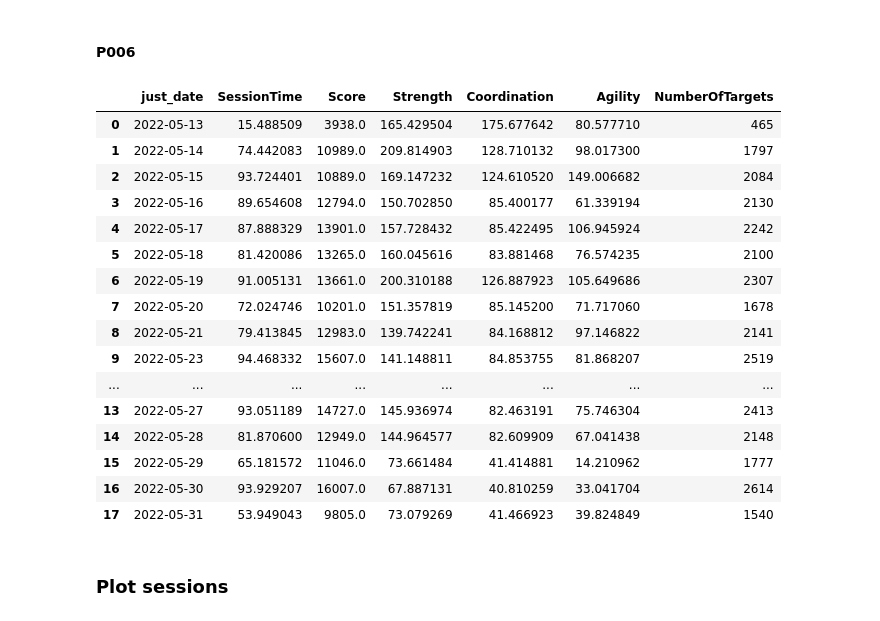
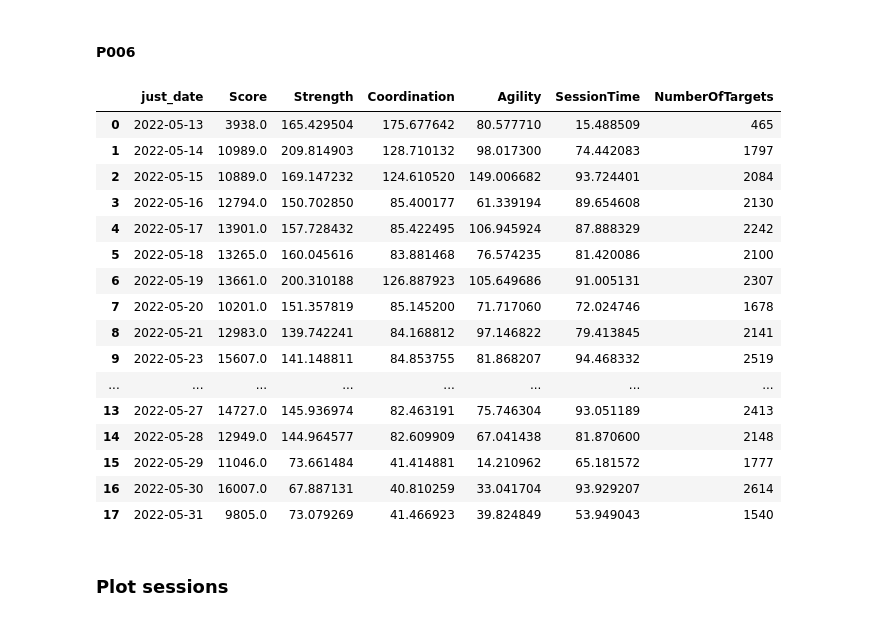
Before and after one commit to doscsy12/robotic_hometherapy, a Jupyter notebook: data_check.ipynb, the cells around one changed output. Cells and saved outputs as stored; diff of their text form; code cells hidden in the pictures.

```diff
--- a/data_check.ipynb
+++ b/data_check.ipynb
@@ -23,7 +23,7 @@ path = './data/P00'
 # loop dfs from *.txt
 list_of_dfs = []
 
-list_of_dfs = [pd.read_csv(filename) for filename in glob.glob(path + '*_targets.txt')]
+list_of_dfs = [pd.read_csv(filename) for filename in glob.glob(path + '*_targets.csv')]
 # %%
 # sample list of df
 list_of_dfs[0]
@@ -155,25 +177,25 @@ list_of_groupsessions[3]
 # %% [markdown]
 #### P006
 # %%
-list_of_groupsessions[4]
+list_of_groupsessions[5]
 # %% [output]
-|  | just_date | SessionTime | Score | Strength | Coordination | Agility | NumberOfTargets |
-| 0 | 2022-05-13 | 15.488509 | 3938.0 | 165.429504 | 175.677642 | 80.577710 | 465 |
-| 1 | 2022-05-14 | 74.442083 | 10989.0 | 209.814903 | 128.710132 | 98.017300 | 1797 |
-| 2 | 2022-05-15 | 93.724401 | 10889.0 | 169.147232 | 124.610520 | 149.006682 | 2084 |
-| 3 | 2022-05-16 | 89.654608 | 12794.0 | 150.702850 | 85.400177 | 61.339194 | 2130 |
-| 4 | 2022-05-17 | 87.888329 | 13901.0 | 157.728432 | 85.422495 | 106.945924 | 2242 |
-| 5 | 2022-05-18 | 81.420086 | 13265.0 | 160.045616 | 83.881468 | 76.574235 | 2100 |
-| 6 | 2022-05-19 | 91.005131 | 13661.0 | 200.310188 | 126.887923 | 105.649686 | 2307 |
-| 7 | 2022-05-20 | 72.024746 | 10201.0 | 151.357819 | 85.145200 | 71.717060 | 1678 |
-| 8 | 2022-05-21 | 79.413845 | 12983.0 | 139.742241 | 84.168812 | 97.146822 | 2141 |
-| 9 | 2022-05-23 | 94.468332 | 15607.0 | 141.148811 | 84.853755 | 81.868207 | 2519 |
+|  | just_date | Score | Strength | Coordination | Agility | SessionTime | NumberOfTargets |
+| 0 | 2022-05-13 | 3938.0 | 165.429504 | 175.677642 | 80.577710 | 15.488509 | 465 |
+| 1 | 2022-05-14 | 10989.0 | 209.814903 | 128.710132 | 98.017300 | 74.442083 | 1797 |
+| 2 | 2022-05-15 | 10889.0 | 169.147232 | 124.610520 | 149.006682 | 93.724401 | 2084 |
+| 3 | 2022-05-16 | 12794.0 | 150.702850 | 85.400177 | 61.339194 | 89.654608 | 2130 |
+| 4 | 2022-05-17 | 13901.0 | 157.728432 | 85.422495 | 106.945924 | 87.888329 | 2242 |
+| 5 | 2022-05-18 | 13265.0 | 160.045616 | 83.881468 | 76.574235 | 81.420086 | 2100 |
+| 6 | 2022-05-19 | 13661.0 | 200.310188 | 126.887923 | 105.649686 | 91.005131 | 2307 |
+| 7 | 2022-05-20 | 10201.0 | 151.357819 | 85.145200 | 71.717060 | 72.024746 | 1678 |
+| 8 | 2022-05-21 | 12983.0 | 139.742241 | 84.168812 | 97.146822 | 79.413845 | 2141 |
+| 9 | 2022-05-23 | 15607.0 | 141.148811 | 84.853755 | 81.868207 | 94.468332 | 2519 |
 | ... | ... | ... | ... | ... | ... | ... | ... |
-| 13 | 2022-05-27 | 93.051189 | 14727.0 | 145.936974 | 82.463191 | 75.746304 | 2413 |
-| 14 | 2022-05-28 | 81.870600 | 12949.0 | 144.964577 | 82.609909 | 67.041438 | 2148 |
-| 15 | 2022-05-29 | 65.181572 | 11046.0 | 73.661484 | 41.414881 | 14.210962 | 1777 |
-| 16 | 2022-05-30 | 93.929207 | 16007.0 | 67.887131 | 40.810259 | 33.041704 | 2614 |
-| 17 | 2022-05-31 | 53.949043 | 9805.0 | 73.079269 | 41.466923 | 39.824849 | 1540 |
+| 13 | 2022-05-27 | 14727.0 | 145.936974 | 82.463191 | 75.746304 | 93.051189 | 2413 |
+| 14 | 2022-05-28 | 12949.0 | 144.964577 | 82.609909 | 67.041438 | 81.870600 | 2148 |
+| 15 | 2022-05-29 | 11046.0 | 73.661484 | 41.414881 | 14.210962 | 65.181572 | 1777 |
+| 16 | 2022-05-30 | 16007.0 | 67.887131 | 40.810259 | 33.041704 | 93.929207 | 2614 |
+| 17 | 2022-05-31 | 9805.0 | 73.079269 | 41.466923 | 39.824849 | 53.949043 | 1540 |
 # %% [markdown]
 ### Plot sessions
 # %% [markdown]
```
Also changed, not shown: parts of 9 cells of this notebook.
